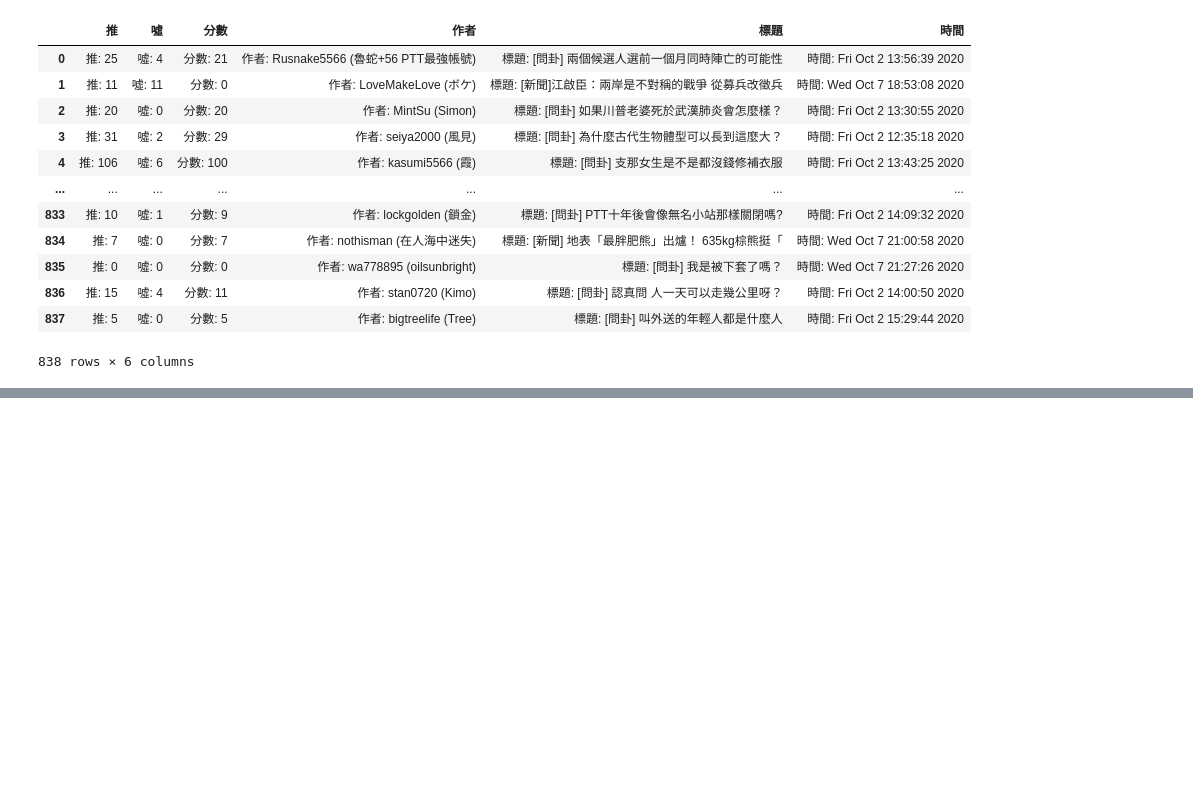
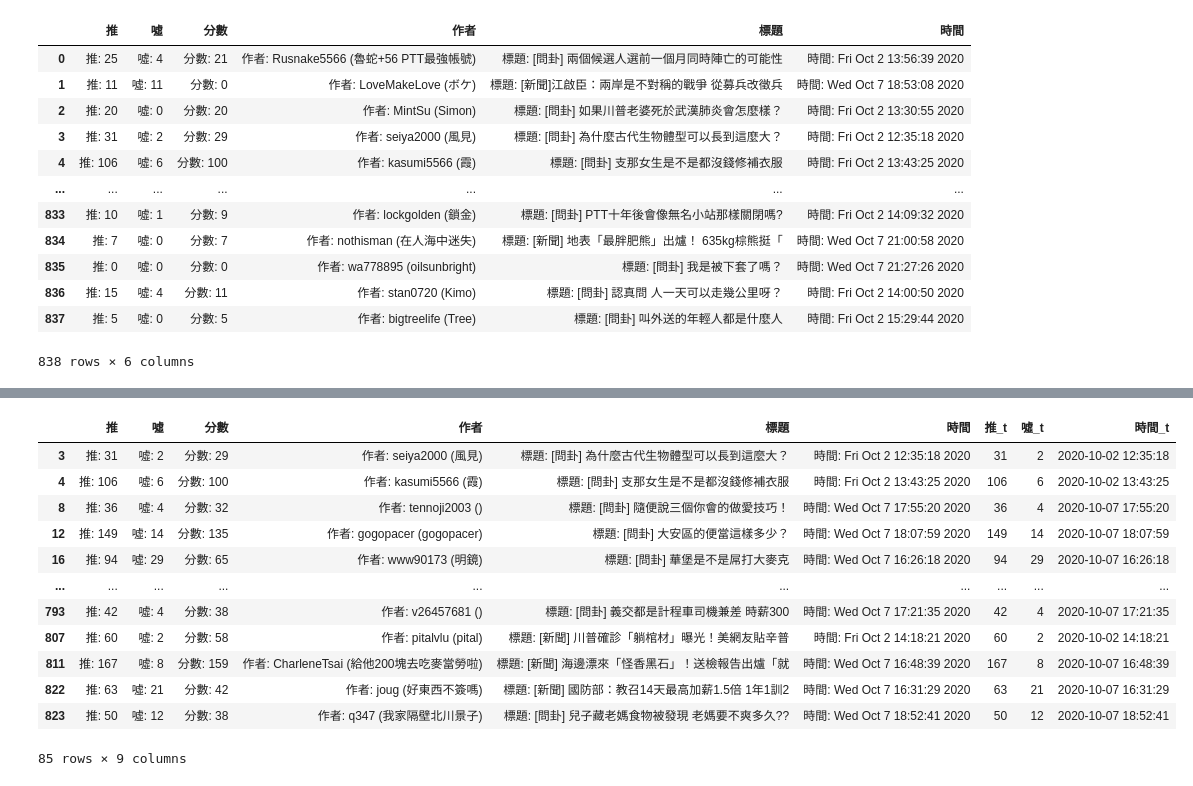
Before and after one commit to uuboyscy/tjr104, a Jupyter notebook: data-pipeline/03_transform_text_to_dataframe.ipynb, the cells around one changed output, grey strips where cells are left out. Cells and saved outputs as stored; diff of their text form; code cells hidden in the pictures; blank space fills up the shorter version.

```diff
--- a/data-pipeline/03_transform_text_to_dataframe.ipynb
+++ b/data-pipeline/03_transform_text_to_dataframe.ipynb
@@ -71,0 +313,6 @@ df
+# %%
+filter_push_gt_30 = df["推_t"] > 30
+filter_bad_gt_30 = df["噓_t"] > 30
+df[
+    filter_push_gt_30 & filter_bad_gt_30
+]
@@ -71,0 +328,18 @@ df
+# %%
+df[
+    filter_push_gt_30 | filter_bad_gt_30
+]
+# %% [output]
+|  | 推 | 噓 | 分數 | 作者 | 標題 | 時間 | 推_t | 噓_t | 時間_t |
+| 3 | 推: 31 | 噓: 2 | 分數: 29 | 作者: seiya2000 (風見) | 標題: [問卦] 為什麼古代生物體型可以長到這麼大？ | 時間: Fri Oct 2 12:35:18 2020 | 31 | 2 | 2020-10-02 12:35:18 |
+| 4 | 推: 106 | 噓: 6 | 分數: 100 | 作者: kasumi5566 (霞) | 標題: [問卦] 支那女生是不是都沒錢修補衣服 | 時間: Fri Oct 2 13:43:25 2020 | 106 | 6 | 2020-10-02 13:43:25 |
+| 8 | 推: 36 | 噓: 4 | 分數: 32 | 作者: tennoji2003 () | 標題: [問卦] 隨便說三個你會的做愛技巧！ | 時間: Wed Oct 7 17:55:20 2020 | 36 | 4 | 2020-10-07 17:55:20 |
+| 12 | 推: 149 | 噓: 14 | 分數: 135 | 作者: gogopacer (gogopacer) | 標題: [問卦] 大安區的便當這樣多少？ | 時間: Wed Oct 7 18:07:59 2020 | 149 | 14 | 2020-10-07 18:07:59 |
+| 16 | 推: 94 | 噓: 29 | 分數: 65 | 作者: www90173 (明鏡) | 標題: [問卦] 華堡是不是屌打大麥克 | 時間: Wed Oct 7 16:26:18 2020 | 94 | 29 | 2020-10-07 16:26:18 |
+| ... | ... | ... | ... | ... | ... | ... | ... | ... | ... |
+| 793 | 推: 42 | 噓: 4 | 分數: 38 | 作者: v26457681 () | 標題: [問卦] 義交都是計程車司機兼差 時薪300 | 時間: Wed Oct 7 17:21:35 2020 | 42 | 4 | 2020-10-07 17:21:35 |
+| 807 | 推: 60 | 噓: 2 | 分數: 58 | 作者: pitalvlu (pital) | 標題: [新聞] 川普確診「躺棺材」曝光！美網友貼辛普 | 時間: Fri Oct 2 14:18:21 2020 | 60 | 2 | 2020-10-02 14:18:21 |
+| 811 | 推: 167 | 噓: 8 | 分數: 159 | 作者: CharleneTsai (給他200塊去吃麥當勞啦) | 標題: [新聞] 海邊漂來「怪香黑石」！送檢報告出爐「就 | 時間: Wed Oct 7 16:48:39 2020 | 167 | 8 | 2020-10-07 16:48:39 |
+| 822 | 推: 63 | 噓: 21 | 分數: 42 | 作者: joug (好東西不簽嗎) | 標題: [新聞] 國防部：教召14天最高加薪1.5倍 1年1訓2 | 時間: Wed Oct 7 16:31:29 2020 | 63 | 21 | 2020-10-07 16:31:29 |
+| 823 | 推: 50 | 噓: 12 | 分數: 38 | 作者: q347 (我家隔壁北川景子) | 標題: [問卦] 兒子藏老媽食物被發現 老媽要不爽多久?? | 時間: Wed Oct 7 18:52:41 2020 | 50 | 12 | 2020-10-07 18:52:41 |
+85 rows × 9 columns
```
Also changed, not shown: parts of 30 cells of this notebook, 2 other files.
